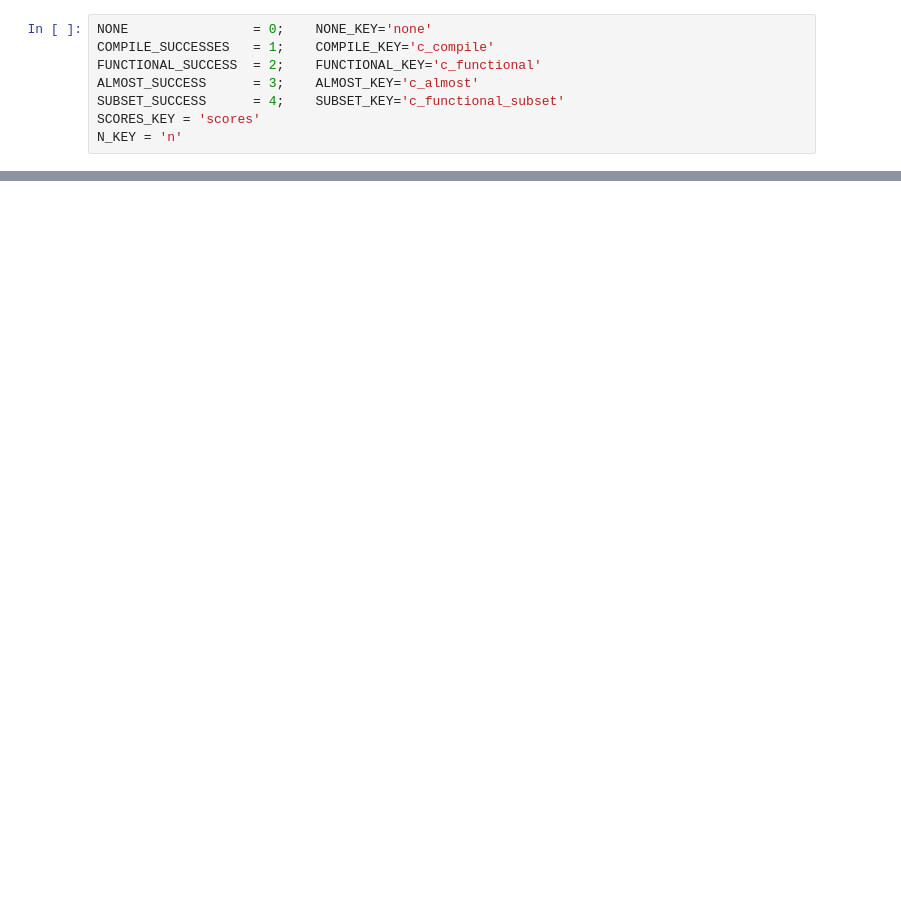
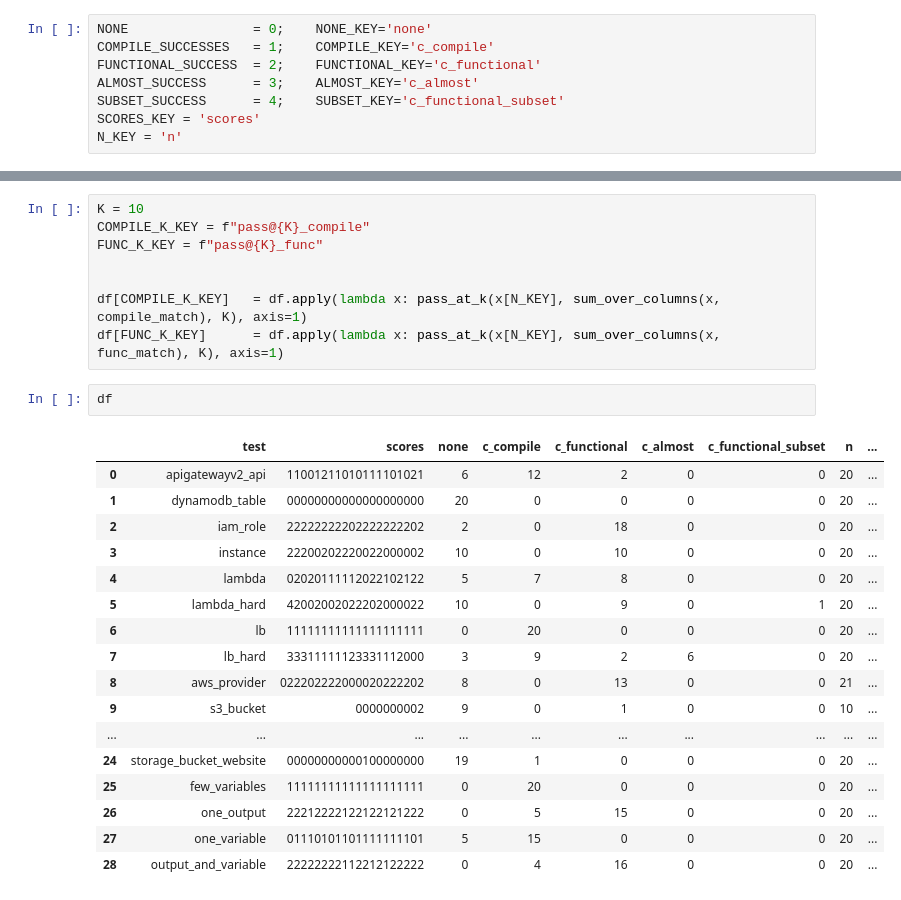
Before and after one commit to albemordo/evaluate, a Jupyter notebook: src/ComputeMetrics.ipynb, the cells around one changed output, grey strips where cells are left out. Drawn from its saved outputs; the diff is of its cells as text; blank space fills up the shorter version.

```diff
--- a/src/ComputeMetrics.ipynb
+++ b/src/ComputeMetrics.ipynb
@@ -41,0 +51,28 @@ K_KEY = f"pass@{K}"
+# %%
+K = 10
+COMPILE_K_KEY = f"pass@{K}_compile"
+FUNC_K_KEY = f"pass@{K}_func"
+
+
+df[COMPILE_K_KEY]   = df.apply(lambda x: pass_at_k(x[N_KEY], sum_over_columns(x, compile_match), K), axis=1)
+df[FUNC_K_KEY]      = df.apply(lambda x: pass_at_k(x[N_KEY], sum_over_columns(x, func_match), K), axis=1)
+# %%
+df
+# %% [output]
+|  | test | scores | none | c_compile | c_functional | c_almost | c_functional_subset | n | ... |
+| 0 | apigatewayv2_api | 11001211010111101021 | 6 | 12 | 2 | 0 | 0 | 20 | ... |
+| 1 | dynamodb_table | 00000000000000000000 | 20 | 0 | 0 | 0 | 0 | 20 | ... |
+| 2 | iam_role | 22222222202222222202 | 2 | 0 | 18 | 0 | 0 | 20 | ... |
+| 3 | instance | 22200202220022000002 | 10 | 0 | 10 | 0 | 0 | 20 | ... |
+| 4 | lambda | 02020111112022102122 | 5 | 7 | 8 | 0 | 0 | 20 | ... |
+| 5 | lambda_hard | 42002002022202000022 | 10 | 0 | 9 | 0 | 1 | 20 | ... |
+| 6 | lb | 11111111111111111111 | 0 | 20 | 0 | 0 | 0 | 20 | ... |
+| 7 | lb_hard | 33311111123331112000 | 3 | 9 | 2 | 6 | 0 | 20 | ... |
+| 8 | aws_provider | 022202222000020222202 | 8 | 0 | 13 | 0 | 0 | 21 | ... |
+| 9 | s3_bucket | 0000000002 | 9 | 0 | 1 | 0 | 0 | 10 | ... |
+| ... | ... | ... | ... | ... | ... | ... | ... | ... | ... |
+| 24 | storage_bucket_website | 00000000000100000000 | 19 | 1 | 0 | 0 | 0 | 20 | ... |
+| 25 | few_variables | 11111111111111111111 | 0 | 20 | 0 | 0 | 0 | 20 | ... |
+| 26 | one_output | 22212222122122121222 | 0 | 5 | 15 | 0 | 0 | 20 | ... |
+| 27 | one_variable | 01110101101111111101 | 5 | 15 | 0 | 0 | 0 | 20 | ... |
+| 28 | output_and_variable | 22222222112212122222 | 0 | 4 | 16 | 0 | 0 | 20 | ... |
```
Also changed, not shown: parts of 8 cells of this notebook, 3 other files.
